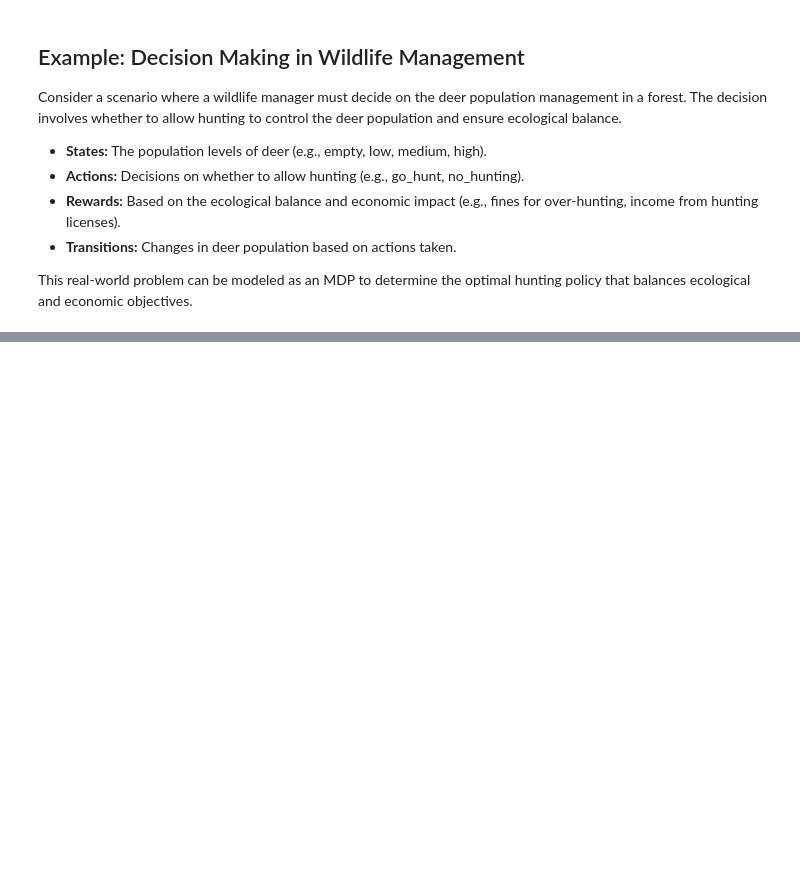
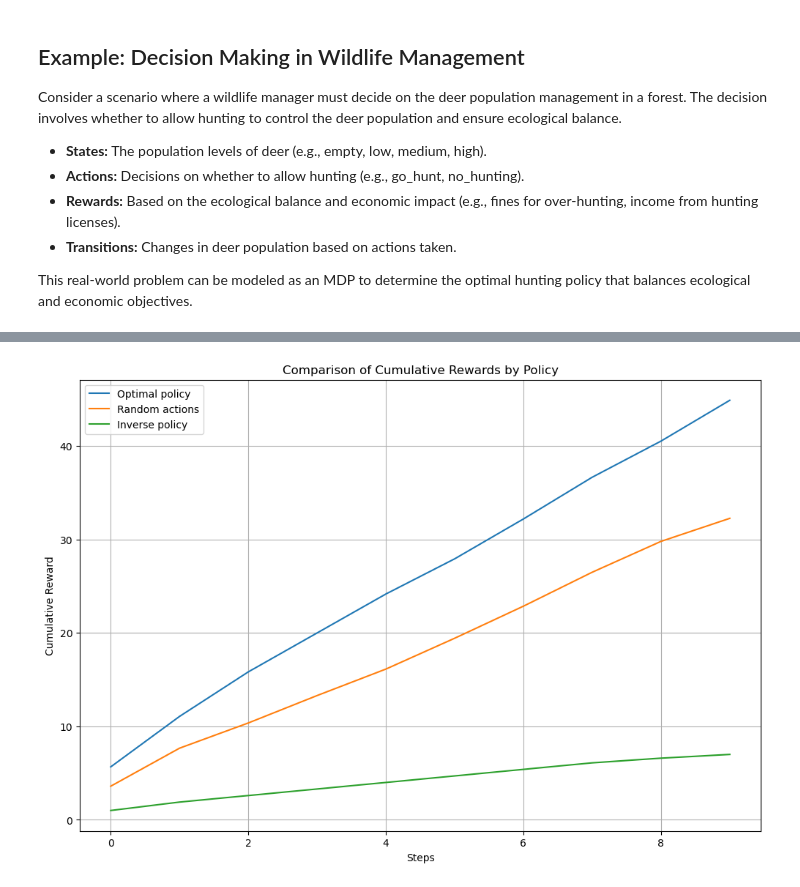
Before and after one commit to CaganKiper/rl-course-2024, a Jupyter notebook: week1/w1.ipynb, the cells around one changed output, grey strips where cells are left out. Cells and saved outputs as stored; diff of their text form; code cells hidden in the pictures; blank space fills up the shorter version.

```diff
--- a/week1/w1.ipynb
+++ b/week1/w1.ipynb
@@ -125,0 +209,37 @@ plot_value_function(V, states)
+# %%
+def plot_cumulative_rewards_comparison(P, R, states, N, num_trajectories=10, policy=None):
+    plt.figure(figsize=(12, 8))
+
+    # Define policies
+    policies = {
+        'Optimal policy': policy,
+        'Random actions': None,
+        'Inverse policy': [1 - p for p in policy]  # Assuming binary actions (0 and 1)
+    }
+
+    for policy_name, specific_policy in policies.items():
+        total_rewards = np.zeros(N)  # Initialize total rewards for averaging
+
+        for _ in range(num_trajectories):
+            for start_state in states:
+                _, rewards = generate_trajectory_with_rewards(start_state, P, R, N, specific_policy)
+                total_rewards += np.array(rewards)  # Accumulate rewards
+
+        # Average the rewards
+        avg_rewards = total_rewards / (num_trajectories * len(states))
+
+        # Plot
+        plt.plot(avg_rewards, label=policy_name)
+
+    plt.xlabel('Steps')
+    plt.ylabel('Cumulative Reward')
+    plt.title('Comparison of Cumulative Rewards by Policy')
+    plt.legend()
+    plt.grid(True)
+    plt.show()
+
+# Assuming 'policy' is defined as your optimal policy
+# Ensure 'generate_trajectory_with_rewards' returns cumulative rewards correctly
+plot_cumulative_rewards_comparison(P, R, states, N_steps, num_trajectories=10, policy=policy)
+# %% [output]
+[figure, added]
```
Also changed, not shown: parts of 6 cells of this notebook.
